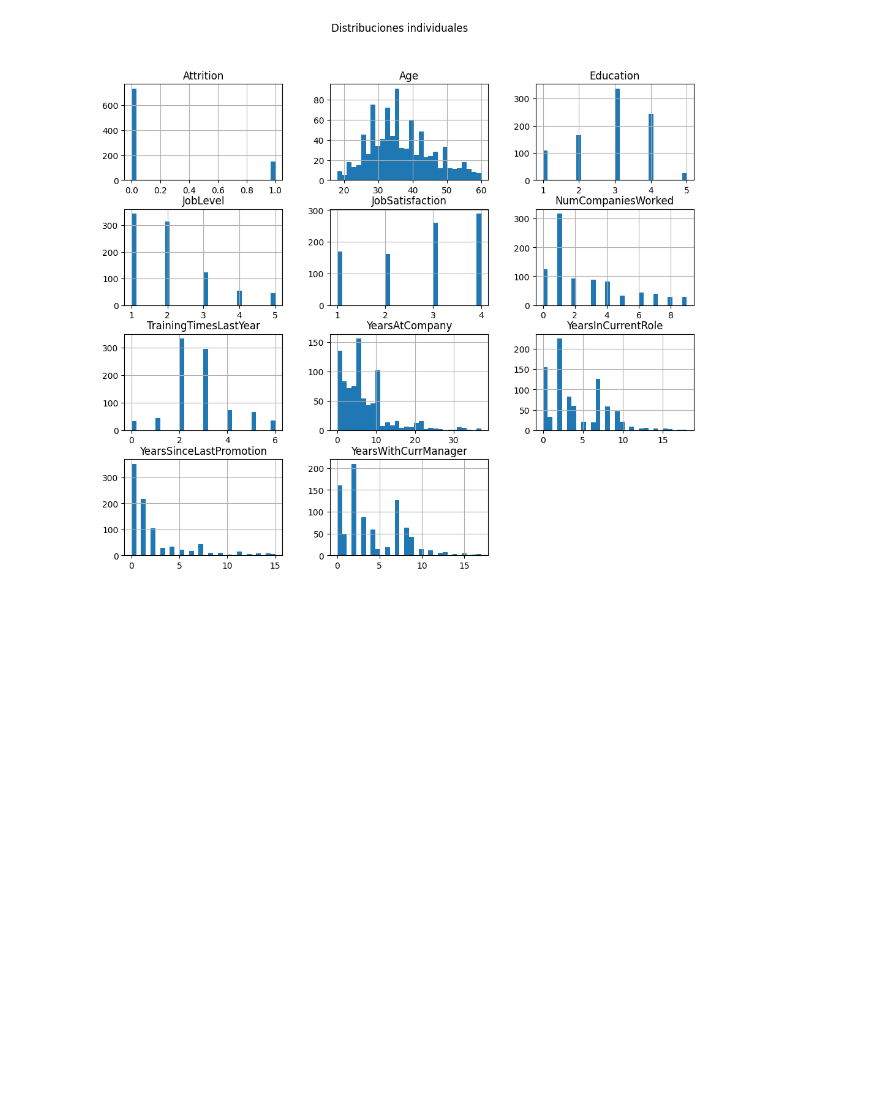
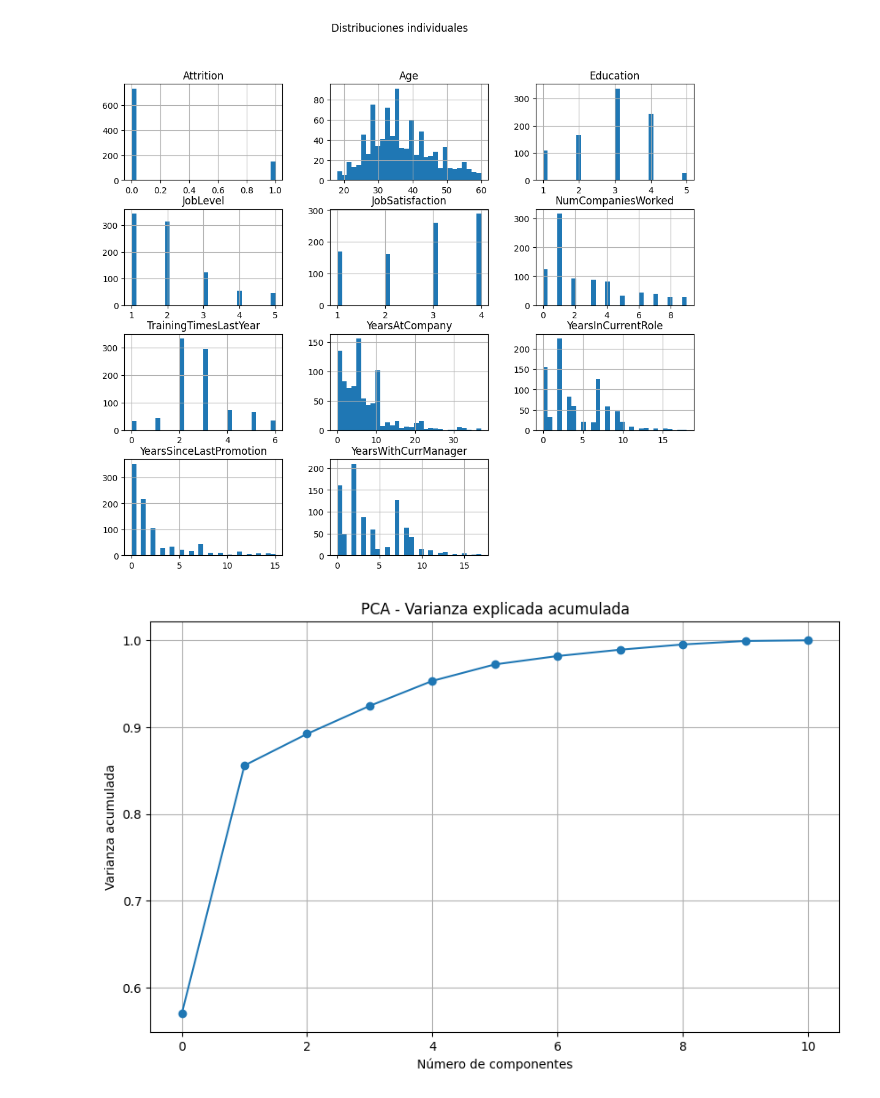
Before and after one commit to Axneitor/Trabajo_Final_MetodosAprendizaje, a Jupyter notebook: main.ipynb, the cells around one changed output. Saved outputs shown, nothing was run; the diff lists cells and outputs as text; code cells hidden in the pictures; blank space fills up the shorter version.

```diff
--- a/main.ipynb
+++ b/main.ipynb
@@ -102,3 +102,22 @@ plt.suptitle('Distribuciones individuales')
 plt.show()
 # %% [output]
 [figure]
+# %%
+from sklearn.decomposition import PCA
+import matplotlib.pyplot as plt
+import numpy as np
+df.drop("Attrition", axis = 1)
+# PCA para ver la varianza explicada
+pca = PCA()
+df_scaled = pca.fit_transform(df)
+
+# Visualización de varianza acumulada
+plt.figure(figsize=(10,6))
+plt.plot(np.cumsum(pca.explained_variance_ratio_), marker='o')
+plt.xlabel("Número de componentes")
+plt.ylabel("Varianza acumulada")
+plt.title("PCA - Varianza explicada acumulada")
+plt.grid()
+plt.show()
+# %% [output]
+[figure, added]
```
Also changed, not shown: parts of 28 cells of this notebook.
